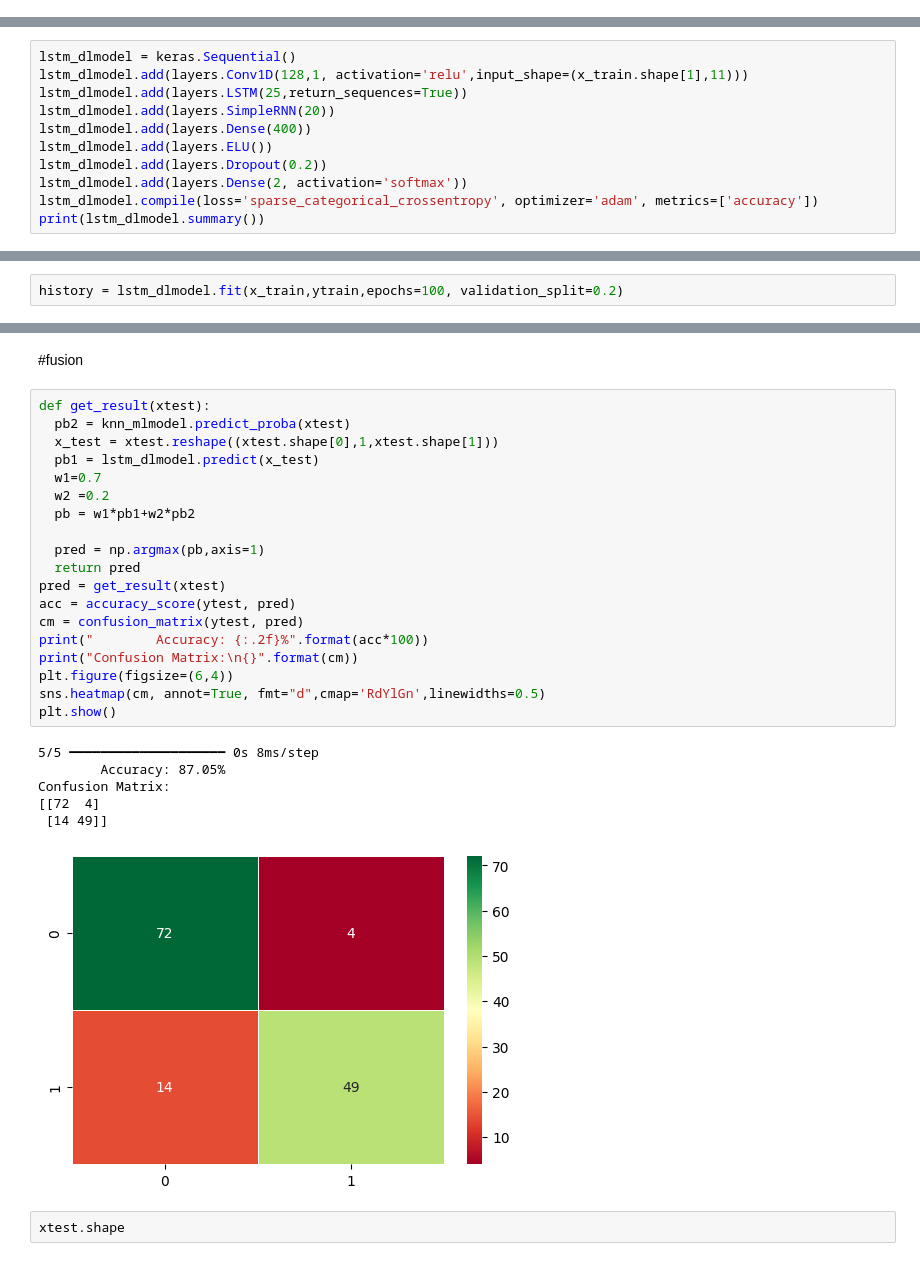
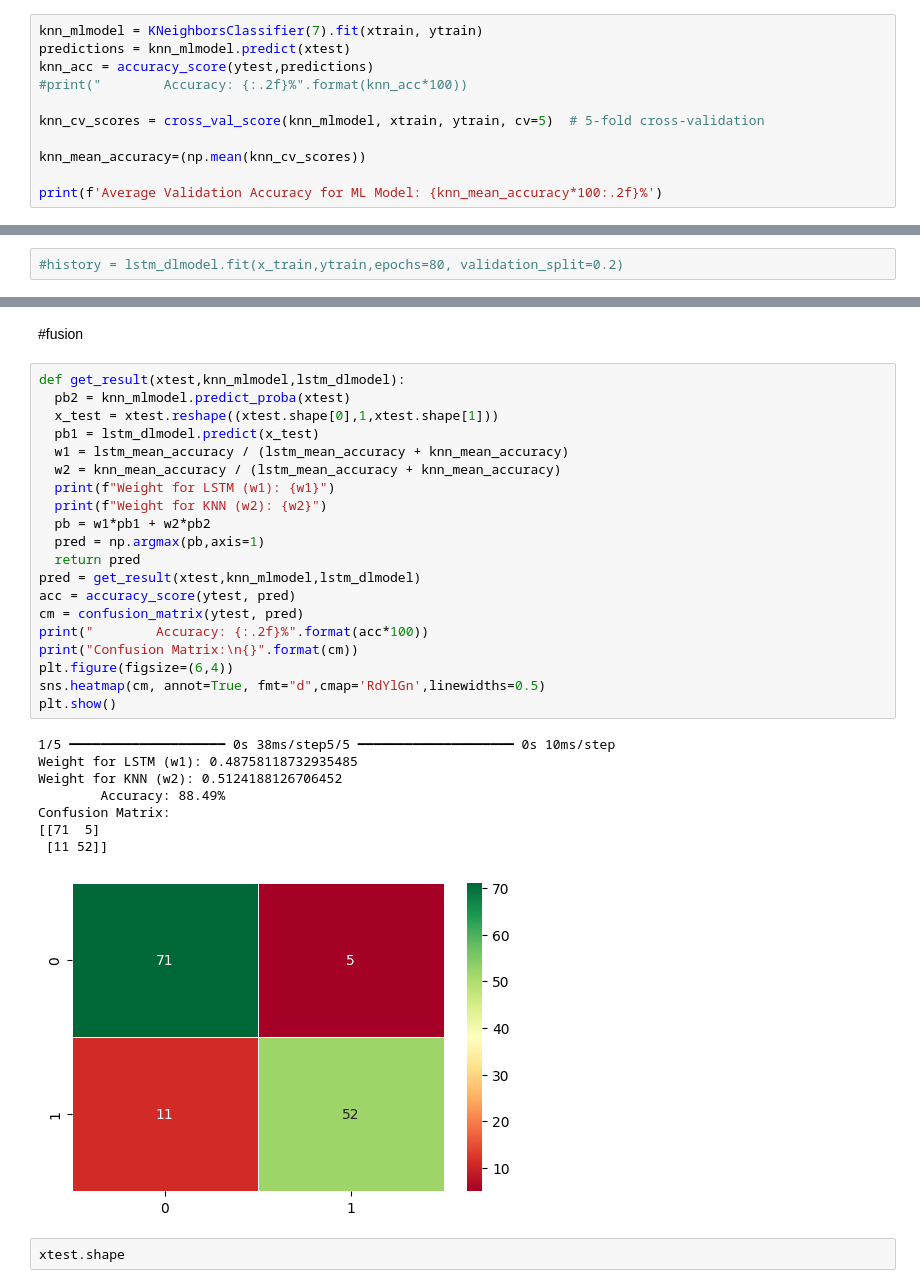
Before and after one commit to meenakshi1031/ProFake, a Jupyter notebook: ml_dl_fusion.ipynb, the cells around one changed output, grey strips where cells are left out. Drawn from its saved outputs; the diff is of its cells as text.

Commit message:
Modified Flask code for deployment, updated ML/DL models, and adjusted fusion algorithm.

```diff
--- a/ml_dl_fusion.ipynb
+++ b/ml_dl_fusion.ipynb
@@ -257,0 +239,11 @@ Accuracy knn :  0.8345323741007195
+# %%
+knn_mlmodel = KNeighborsClassifier(7).fit(xtrain, ytrain)
+predictions = knn_mlmodel.predict(xtest)
+knn_acc = accuracy_score(ytest,predictions)
+#print("        Accuracy: {:.2f}%".format(knn_acc*100))
+
+knn_cv_scores = cross_val_score(knn_mlmodel, xtrain, ytrain, cv=5)  # 5-fold cross-validation
+
+knn_mean_accuracy=(np.mean(knn_cv_scores))
+
+print(f'Average Validation Accuracy for ML Model: {knn_mean_accuracy*100:.2f}%')
@@ -291,14 +284,3 @@ Confusion Matrix:
 [figure]
 # %% [markdown]
 #LSTM
-# %%
-lstm_dlmodel = keras.Sequential()
-lstm_dlmodel.add(layers.Conv1D(128,1, activation='relu',input_shape=(x_train.shape[1],11)))
-lstm_dlmodel.add(layers.LSTM(25,return_sequences=True))
-lstm_dlmodel.add(layers.SimpleRNN(20))
-lstm_dlmodel.add(layers.Dense(400))
-lstm_dlmodel.add(layers.ELU())
-lstm_dlmodel.add(layers.Dropout(0.2))
-lstm_dlmodel.add(layers.Dense(2, activation='softmax'))
-lstm_dlmodel.compile(loss='sparse_categorical_crossentropy', optimizer='adam', metrics=['accuracy'])
-print(lstm_dlmodel.summary())
@@ -328,2 +355,2 @@ None
 # %%
-history = lstm_dlmodel.fit(x_train,ytrain,epochs=100, validation_split=0.2)
+#history = lstm_dlmodel.fit(x_train,ytrain,epochs=80, validation_split=0.2)
@@ -387,31 +404,34 @@ WARNING:absl:You are saving your model as an HDF5 file via `model.save()` or `ke
 # %% [markdown]
 #fusion
 # %%
-def get_result(xtest):
+def get_result(xtest,knn_mlmodel,lstm_dlmodel):
   pb2 = knn_mlmodel.predict_proba(xtest)
   x_test = xtest.reshape((xtest.shape[0],1,xtest.shape[1]))
   pb1 = lstm_dlmodel.predict(x_test)
-  w1=0.7
-  w2 =0.2
-  pb = w1*pb1+w2*pb2
-
+  w1 = lstm_mean_accuracy / (lstm_mean_accuracy + knn_mean_accuracy)
+  w2 = knn_mean_accuracy / (lstm_mean_accuracy + knn_mean_accuracy)
+  print(f"Weight for LSTM (w1): {w1}")
+  print(f"Weight for KNN (w2): {w2}")
+  pb = w1*pb1 + w2*pb2
   pred = np.argmax(pb,axis=1)
   return pred
-pred = get_result(xtest)
+pred = get_result(xtest,knn_mlmodel,lstm_dlmodel)
 acc = accuracy_score(ytest, pred)
 cm = confusion_matrix(ytest, pred)
 print("        Accuracy: {:.2f}%".format(acc*100))
 print("Confusion Matrix:\n{}".format(cm))
 plt.figure(figsize=(6,4))
 sns.heatmap(cm, annot=True, fmt="d",cmap='RdYlGn',linewidths=0.5)
 plt.show()
 # %% [output]
-5/5 ━━━━━━━━━━━━━━━━━━━━ 0s 8ms/step
-        Accuracy: 87.05%
+1/5 ━━━━━━━━━━━━━━━━━━━━ 0s 38ms/step5/5 ━━━━━━━━━━━━━━━━━━━━ 0s 10ms/step
+Weight for LSTM (w1): 0.48758118732935485
+Weight for KNN (w2): 0.5124188126706452
+        Accuracy: 88.49%
 Confusion Matrix:
-[[72  4]
- [14 49]]
+[[71  5]
+ [11 52]]
-[figure, old version]
+[figure, new version]
 # %%
 xtest.shape
 # %% [output]
```
Also changed, not shown: parts of 20 cells of this notebook, 7 other files.
